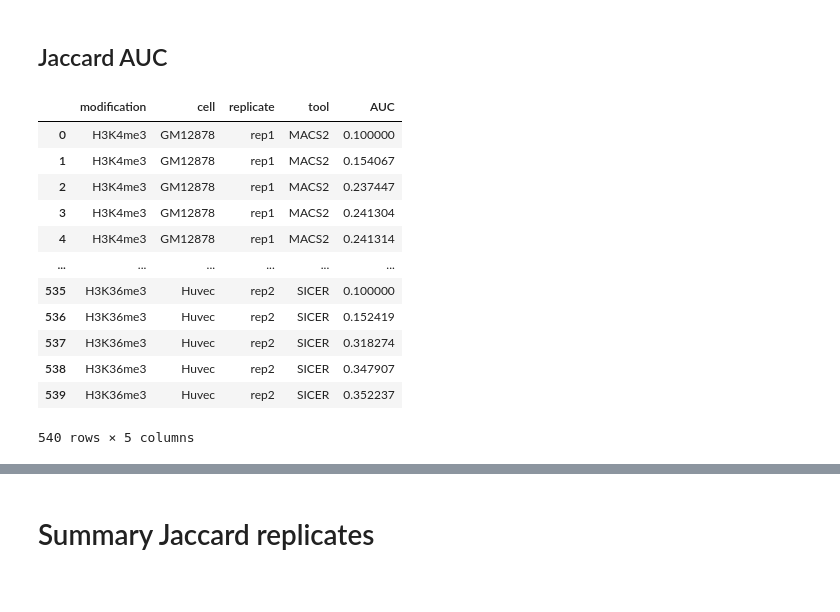
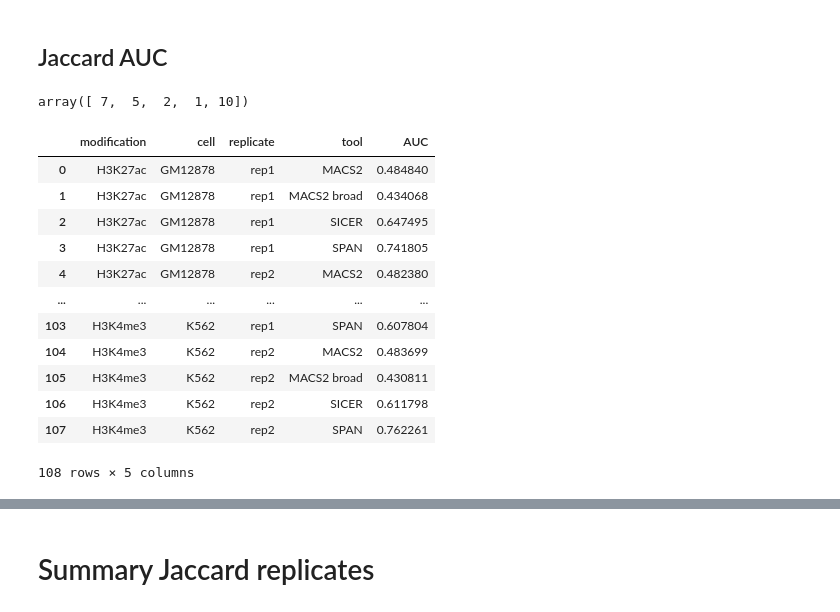
Before and after one commit to JetBrains-Research/peak-callers-analysis, a Jupyter notebook: 2023 - GSE26320 Summary.ipynb, the cells around one changed output, grey strips where cells are left out. Cells and saved outputs as stored; diff of their text form; code cells hidden in the pictures.

```diff
--- a/2023 - GSE26320 Summary.ipynb
+++ b/2023 - GSE26320 Summary.ipynb
@@ -600,41 +600,39 @@ plt.show()
 [figure]
 # %% [markdown]
 ## Jaccard AUC
+# %%
+mln_bench_df_all['quality'].unique()
+# %% [output]
+array([ 7,  5,  2,  1, 10])
 # %%
 t = []
-for m, c, r, tool in tqdm(product(mln_bench_df_all['modification'].unique(),
-                                  mln_bench_df_all['cell'].unique(),
-                                  mln_bench_df_all['replicate'].unique(),
-                                  mln_bench_df_all['name'].unique())):
-    # print(c, r, tool)
-    dft = mln_bench_df_all[(mln_bench_df_all['modification'] == m) &
-                           (mln_bench_df_all['cell'] == c) &
-                           (mln_bench_df_all['replicate'] == r) &
-                           (mln_bench_df_all['name'] == tool)].copy()
-    dft.sort_values(by=['q'], inplace=True)
+for (m, c, r, tool), dft in tqdm(mln_bench_df_all.groupby(['modification', 'cell', 'replicate', 'name'])):
+    dft = dft.copy()
+    dft.sort_values(by=['quality'], inplace=True)
     if len(dft) != 5:
         continue
     dft['q'] = [0.1, 0.2, 0.5, 0.7, 1.0]
     aj = 0
     qprev = 0
-    for _, row in dft.iterrows():
-        aj += (row['q'] - qprev) * row['jaccard']
-        qprev = row['q']
-        t.append((m, c, r, tool, aj))
+    jprev = 0
+    for _, (q, jaccard) in dft[['q', 'jaccard']].iterrows():
+        aj += (q - qprev) * (jaccard + jprev) / 2
+        qprev, jprev = q, jaccard
+    t.append((m, c, r, tool, aj))
 dfjaccardauc = pd.DataFrame(data=t, columns=['modification', 'cell', 'replicate', 'tool', 'AUC'])
 dfjaccardauc
 # %% [output]
 |  | modification | cell | replicate | tool | AUC |
-| 0 | H3K4me3 | GM12878 | rep1 | MACS2 | 0.100000 |
-| 1 | H3K4me3 | GM12878 | rep1 | MACS2 | 0.154067 |
-| 2 | H3K4me3 | GM12878 | rep1 | MACS2 | 0.237447 |
-| 3 | H3K4me3 | GM12878 | rep1 | MACS2 | 0.241304 |
-| 4 | H3K4me3 | GM12878 | rep1 | MACS2 | 0.241314 |
+| 0 | H3K27ac | GM12878 | rep1 | MACS2 | 0.484840 |
+| 1 | H3K27ac | GM12878 | rep1 | MACS2 broad | 0.434068 |
+| 2 | H3K27ac | GM12878 | rep1 | SICER | 0.647495 |
+| 3 | H3K27ac | GM12878 | rep1 | SPAN | 0.741805 |
+| 4 | H3K27ac | GM12878 | rep2 | MACS2 | 0.482380 |
 | ... | ... | ... | ... | ... | ... |
-| 535 | H3K36me3 | Huvec | rep2 | SICER | 0.100000 |
-| 536 | H3K36me3 | Huvec | rep2 | SICER | 0.152419 |
-| 537 | H3K36me3 | Huvec | rep2 | SICER | 0.318274 |
-| 538 | H3K36me3 | Huvec | rep2 | SICER | 0.347907 |
-| 539 | H3K36me3 | Huvec | rep2 | SICER | 0.352237 |
+| 103 | H3K4me3 | K562 | rep1 | SPAN | 0.607804 |
+| 104 | H3K4me3 | K562 | rep2 | MACS2 | 0.483699 |
+| 105 | H3K4me3 | K562 | rep2 | MACS2 broad | 0.430811 |
+| 106 | H3K4me3 | K562 | rep2 | SICER | 0.611798 |
+| 107 | H3K4me3 | K562 | rep2 | SPAN | 0.762261 |
-540 rows × 5 columns
+108 rows × 5 columns
 # %%
```
Also changed, not shown: parts of 10 cells of this notebook.
